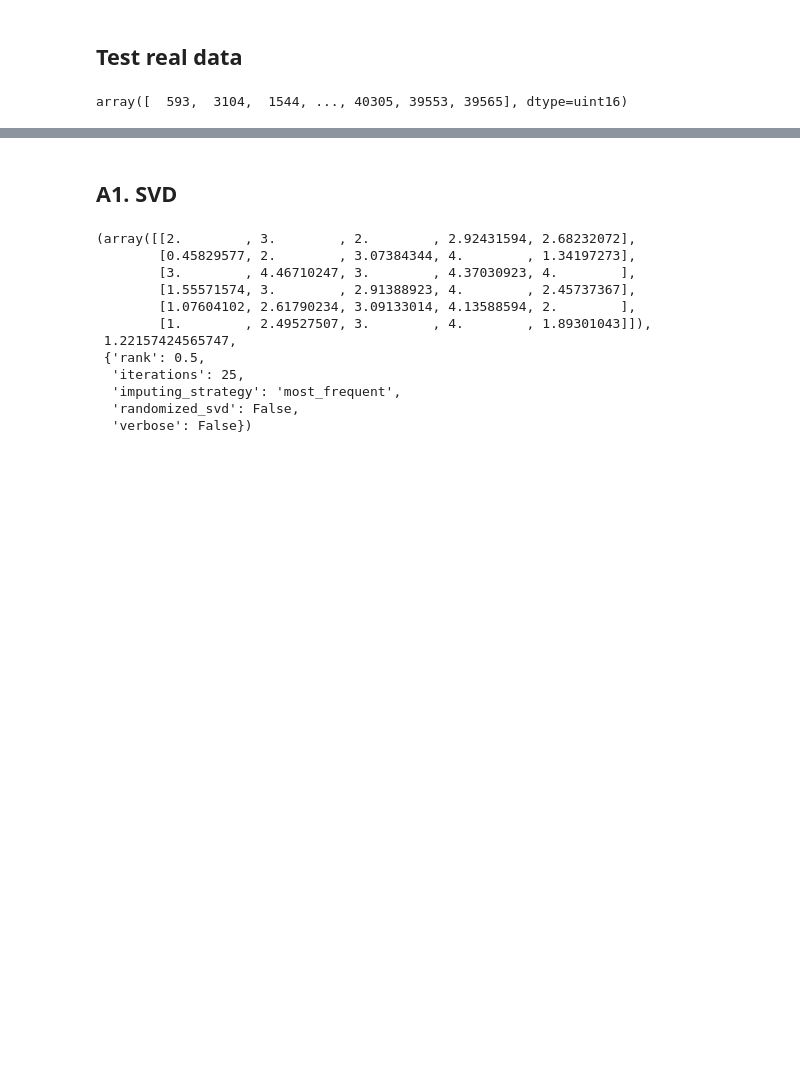
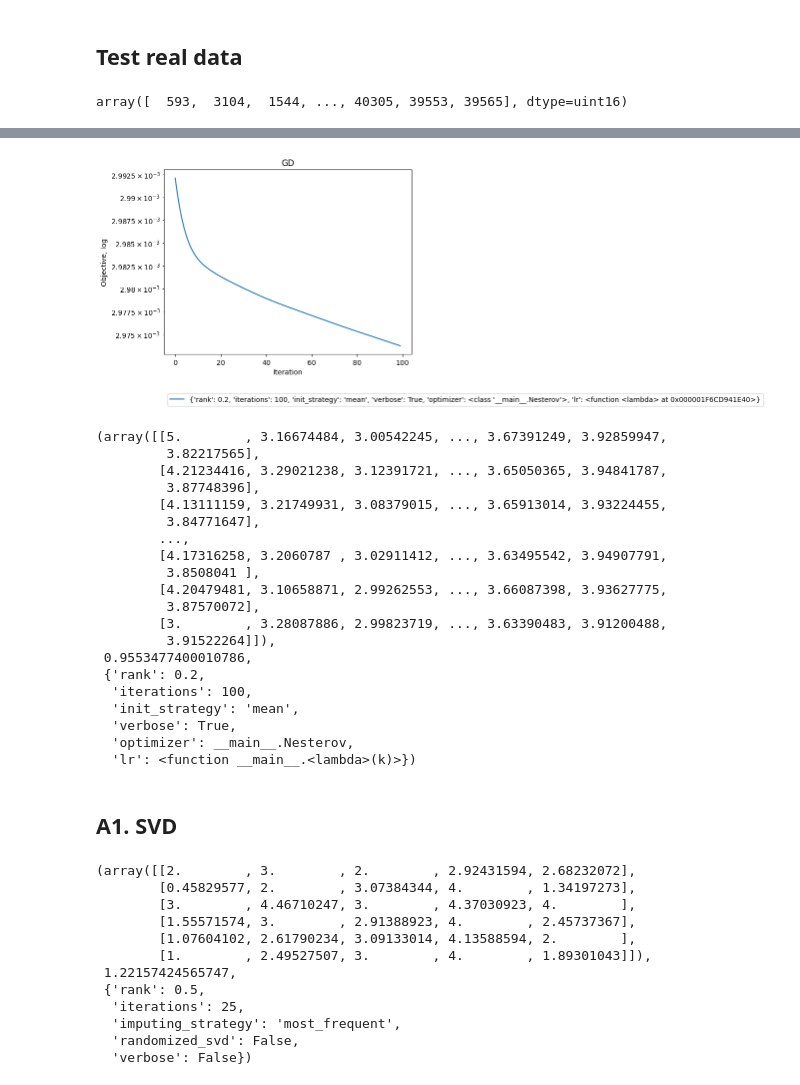
Before and after one commit to dsomni/hdda-f24, a Jupyter notebook: solution.ipynb, the cells around one changed output, grey strips where cells are left out. Saved outputs shown, nothing was run; the diff lists cells and outputs as text; code cells hidden in the pictures; blank space fills up the shorter version.

```diff
--- a/solution.ipynb
+++ b/solution.ipynb
@@ -164,0 +343,42 @@ def save_solution(
+# %%
+gd_res = choose_best(
+    real_matrix,
+    real_mask,
+    block_gd,
+    lambda sol: rmse_score(real_matrix_full, sol, real_test_mask),
+    {
+        "rank": [0.2],
+        "iterations": 100,
+        "init_strategy": ["mean"],
+        "verbose": True,
+        "optimizer": Nesterov,
+        # "lr": lambda k: 20/np.sqrt((k+1))
+        "lr": lambda k: 1e-1 / np.sqrt((k + 1)),
+    },
+)
+
+plot_log_dicts(gd_res[-1], "GD")
+
+gd_res[:-1]
+# %% [output]
+[figure, added]
+(array([[5.        , 3.16674484, 3.00542245, ..., 3.67391249, 3.92859947,
+         3.82217565],
+        [4.21234416, 3.29021238, 3.12391721, ..., 3.65050365, 3.94841787,
+         3.87748396],
+        [4.13111159, 3.21749931, 3.08379015, ..., 3.65913014, 3.93224455,
+         3.84771647],
+        ...,
+        [4.17316258, 3.2060787 , 3.02911412, ..., 3.63495542, 3.94907791,
+         3.8508041 ],
+        [4.20479481, 3.10658871, 2.99262553, ..., 3.66087398, 3.93627775,
+         3.87570072],
+        [3.        , 3.28087886, 2.99823719, ..., 3.63390483, 3.91200488,
+         3.91522264]]),
+ 0.9553477400010786,
+ {'rank': 0.2,
+  'iterations': 100,
+  'init_strategy': 'mean',
+  'verbose': True,
+  'optimizer': __main__.Nesterov,
+  'lr': <function __main__.<lambda>(k)>})
```
Also changed, not shown: parts of 15 cells of this notebook, 1 other file.
